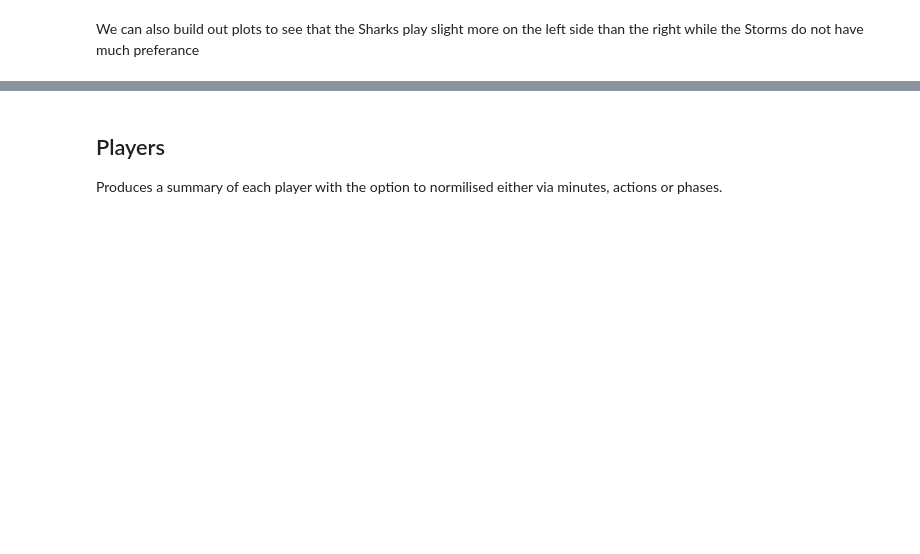
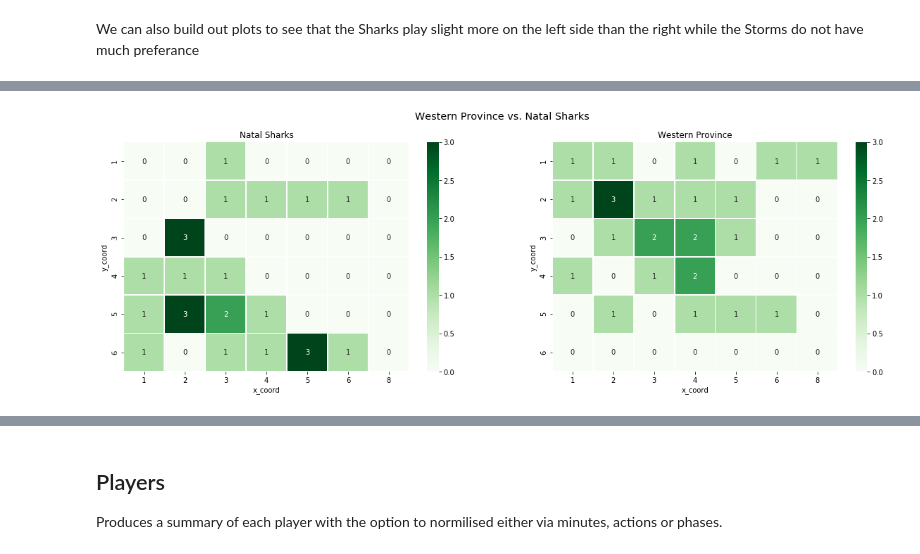
Before and after one commit to jlondal/pyrugga, a Jupyter notebook: jupyter/tuts/Getting Started.ipynb, the cells around one changed output, grey strips where cells are left out. Saved outputs shown, nothing was run; the diff lists cells and outputs as text; code cells hidden in the pictures; blank space fills up the shorter version.

Commit message:
Updating Heatmaps

```diff
--- a/jupyter/tuts/Getting Started.ipynb
+++ b/jupyter/tuts/Getting Started.ipynb
@@ -175,3 +289,5 @@ df.heat_map()
 # %%
-df.heat_map(cust_metric='Kick')
+df.heat_map(event='Kick')
+# %% [output]
+[figure, added]
 # %%
```
Also changed, not shown: parts of 15 cells of this notebook, 1 other file.
